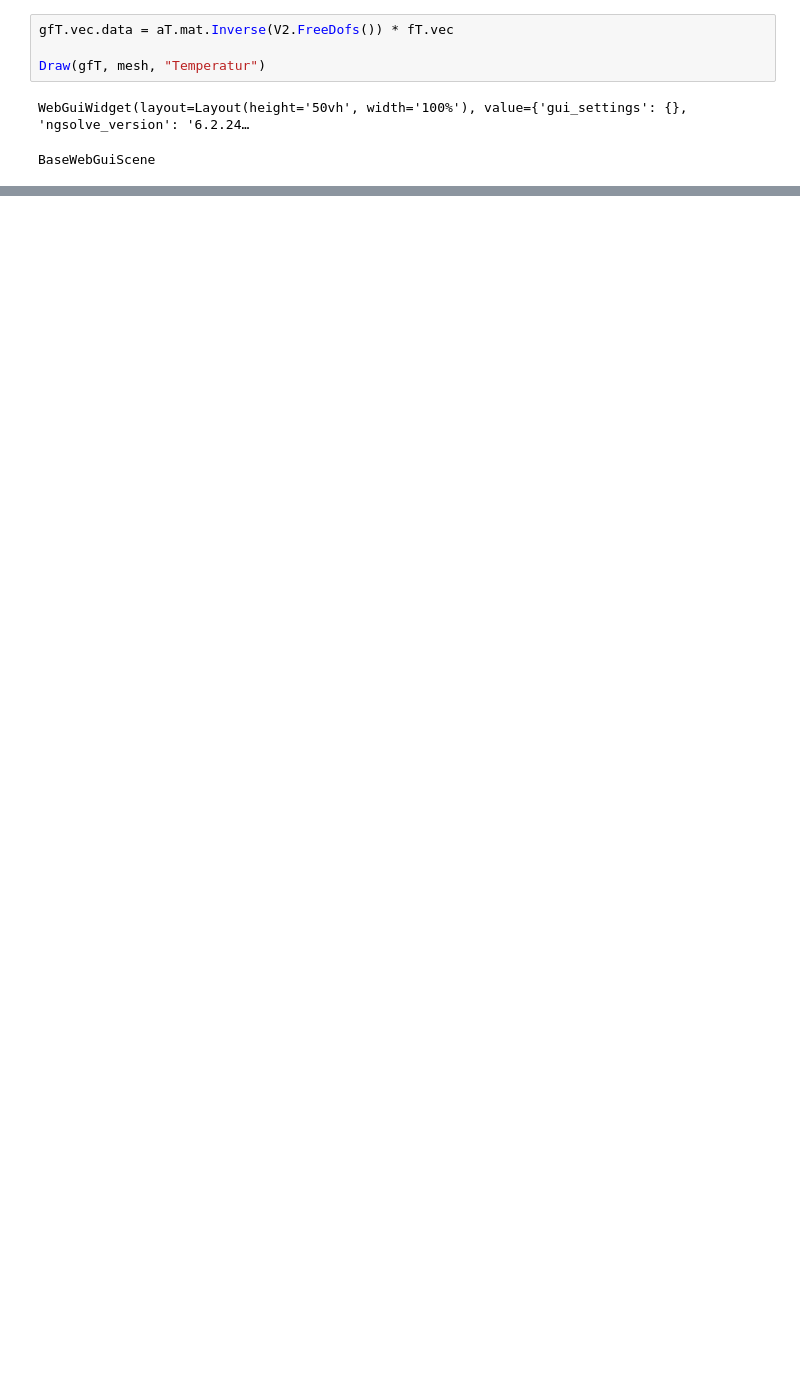
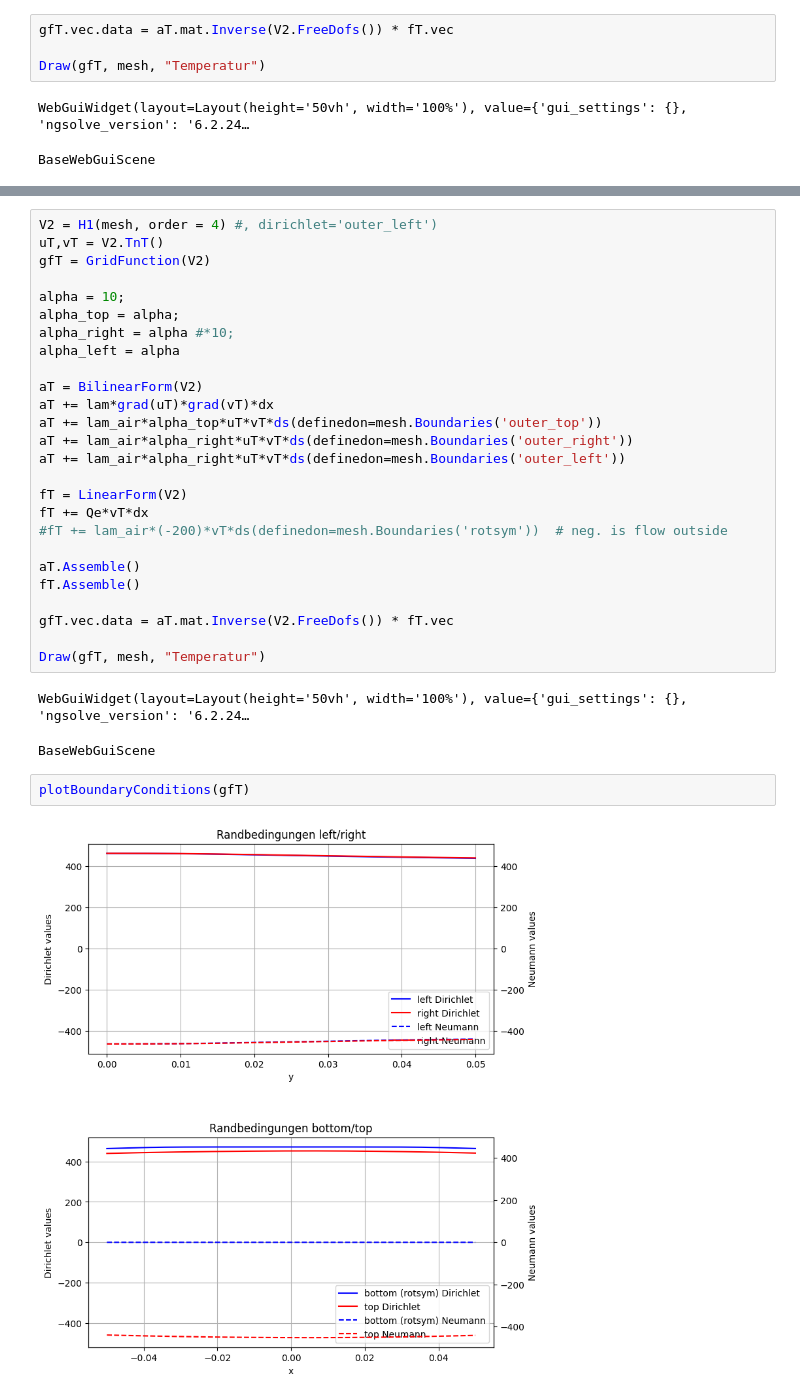
Before and after one commit to alegrunder/hana, a Jupyter notebook: Notebook/Aufgabe2.ipynb, the cells around one changed output, grey strips where cells are left out. Cells and saved outputs as stored; diff of their text form; blank space fills up the shorter version.

Commit message:
added robin boundaries

```diff
--- a/Notebook/Aufgabe2.ipynb
+++ b/Notebook/Aufgabe2.ipynb
@@ -50,0 +180,33 @@ BaseWebGuiScene
+# %%
+V2 = H1(mesh, order = 4) #, dirichlet='outer_left')
+uT,vT = V2.TnT()
+gfT = GridFunction(V2)
+
+alpha = 10;
+alpha_top = alpha;
+alpha_right = alpha #*10;
+alpha_left = alpha
+
+aT = BilinearForm(V2)
+aT += lam*grad(uT)*grad(vT)*dx
+aT += lam_air*alpha_top*uT*vT*ds(definedon=mesh.Boundaries('outer_top'))
+aT += lam_air*alpha_right*uT*vT*ds(definedon=mesh.Boundaries('outer_right'))
+aT += lam_air*alpha_right*uT*vT*ds(definedon=mesh.Boundaries('outer_left'))
+
+fT = LinearForm(V2)
+fT += Qe*vT*dx
+#fT += lam_air*(-200)*vT*ds(definedon=mesh.Boundaries('rotsym'))  # neg. is flow outside
+
+aT.Assemble()
+fT.Assemble()
+
+gfT.vec.data = aT.mat.Inverse(V2.FreeDofs()) * fT.vec
+
+Draw(gfT, mesh, "Temperatur")
+# %% [output]
+WebGuiWidget(layout=Layout(height='50vh', width='100%'), value={'gui_settings': {}, 'ngsolve_version': '6.2.24…
+BaseWebGuiScene
+# %%
+plotBoundaryConditions(gfT)
+# %% [output]
+[figure, added]
```
Also changed, not shown: parts of 18 cells of this notebook, 3 other files.
